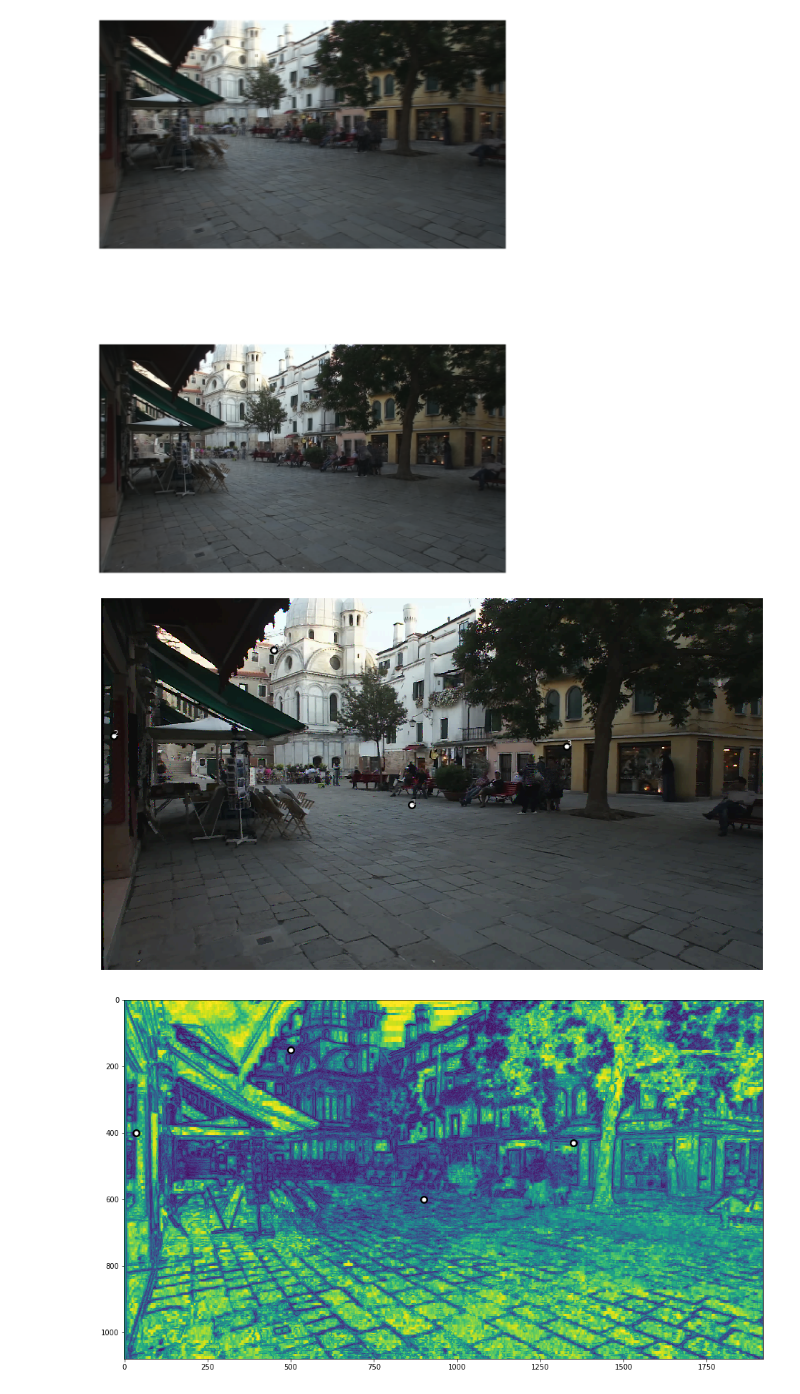
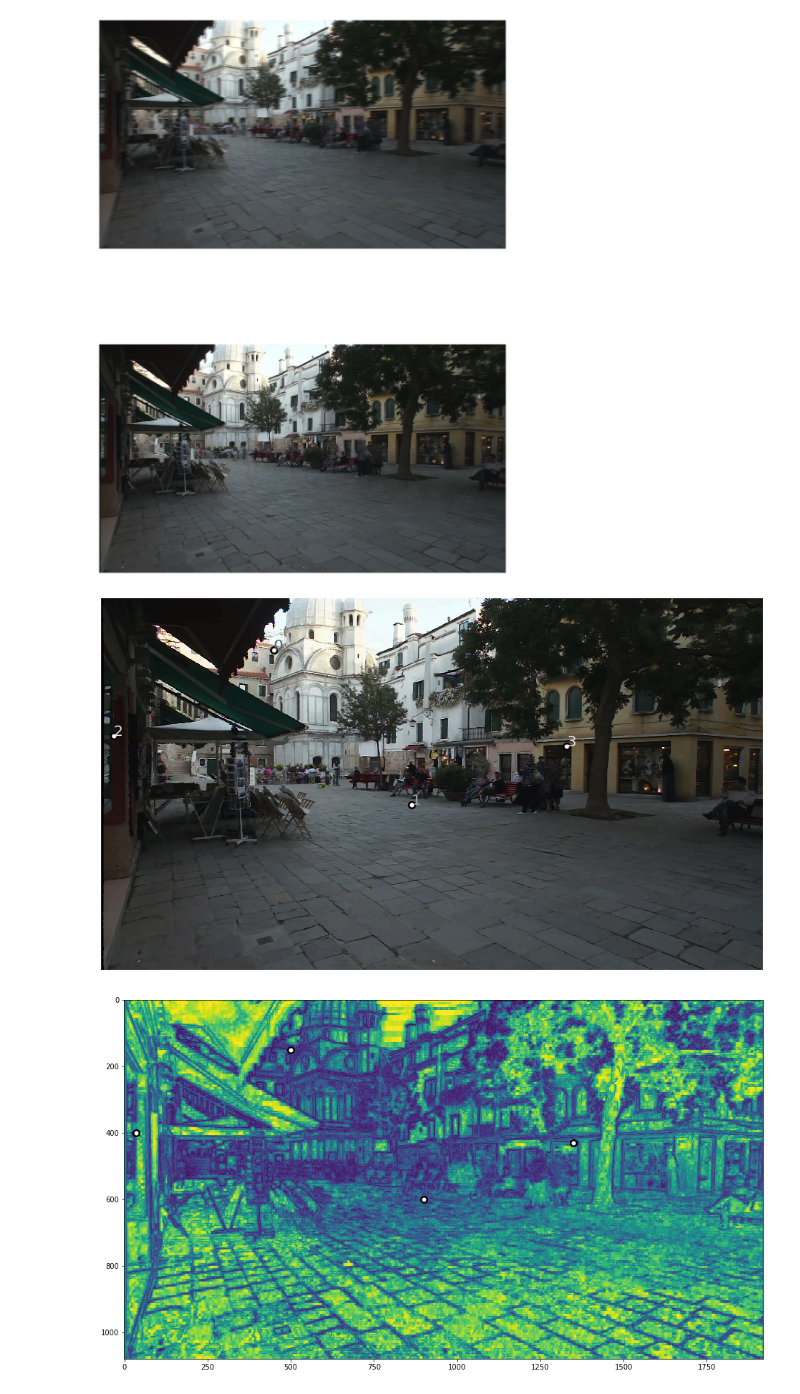
Before and after one commit to wzwart/tracking_wo_bnw, a Jupyter notebook: src/fg_detector_0.3.ipynb, the cells around one changed output. Drawn from its saved outputs; the diff is of its cells as text; code cells hidden in the pictures.

```diff
--- a/src/fg_detector_0.3.ipynb
+++ b/src/fg_detector_0.3.ipynb
@@ -100,21 +102,21 @@ bg= fg_det.calc_bg()
 # %%
 points= [[500,150],[900,600],[35,400],[1350,430]]
 
 im2show=np.swapaxes(np.swapaxes(bg[0], 0, 2),1,0)
 plt.figure(figsize = (16,12))
 plt.imshow(im2show)
 plt.axis('off')
 
 for i,p in enumerate(points):
     x=p[0]
     y=p[1]
-    color=im2show[y,x]/256
+    color=(im2show[y,x]/256)
     plt.scatter(x,y,s=100,c='k')
     plt.scatter(x,y,s=25,c='w')
-    plt.text(x,y,s=f"{i}",c=1-color, )
+    plt.text(x,y,s=f"{i}",c=1-color, fontsize=20)
 plt.show()
 # %% [output]
-[figure, old version]
+[figure, new version]
 # %%
 hm2show=8*np.swapaxes(np.swapaxes(bg[1], 0, 2),1,0)
 plt.figure(figsize = (16,12))
```
Also changed, not shown: parts of 2 cells of this notebook, 2 other files.
